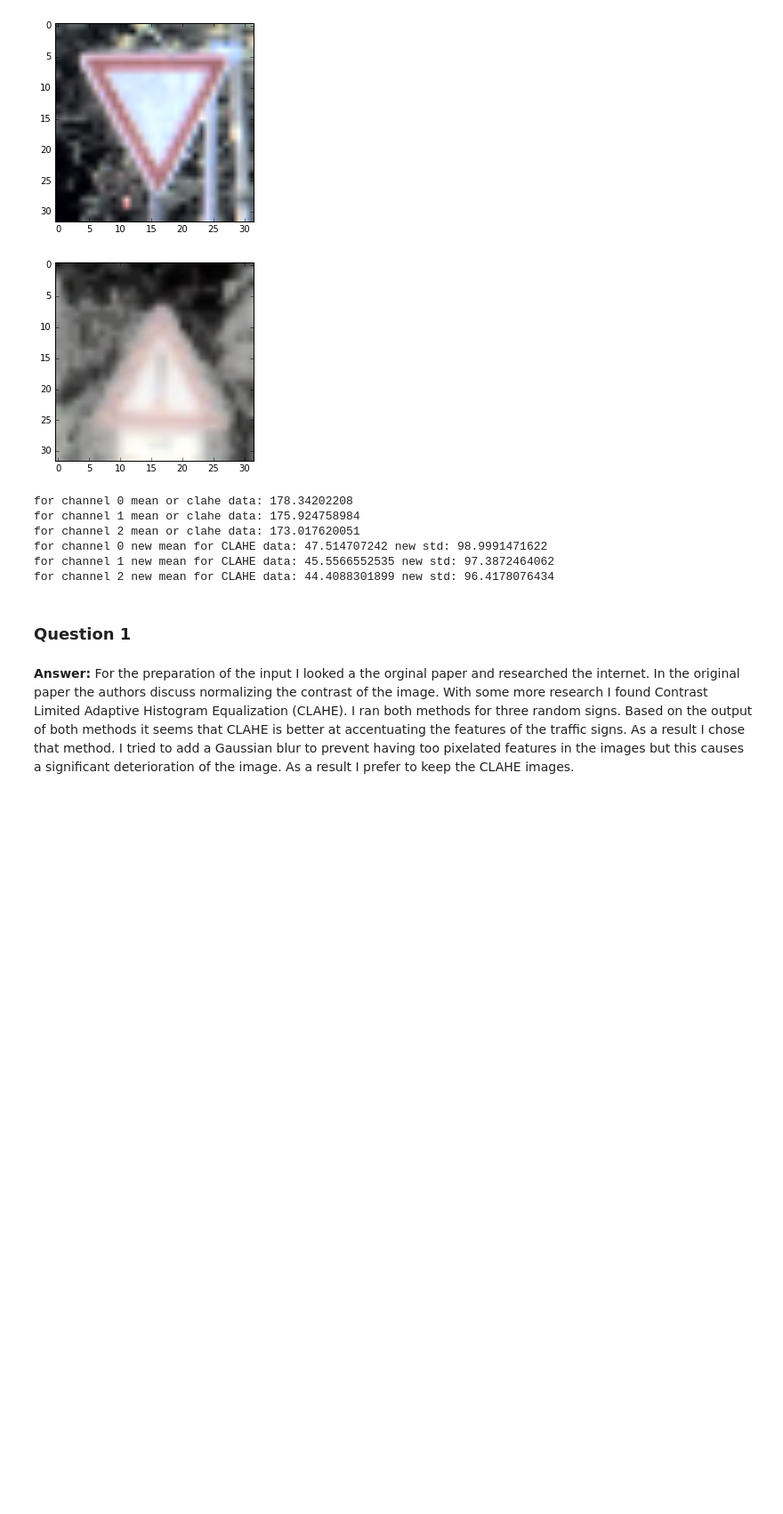
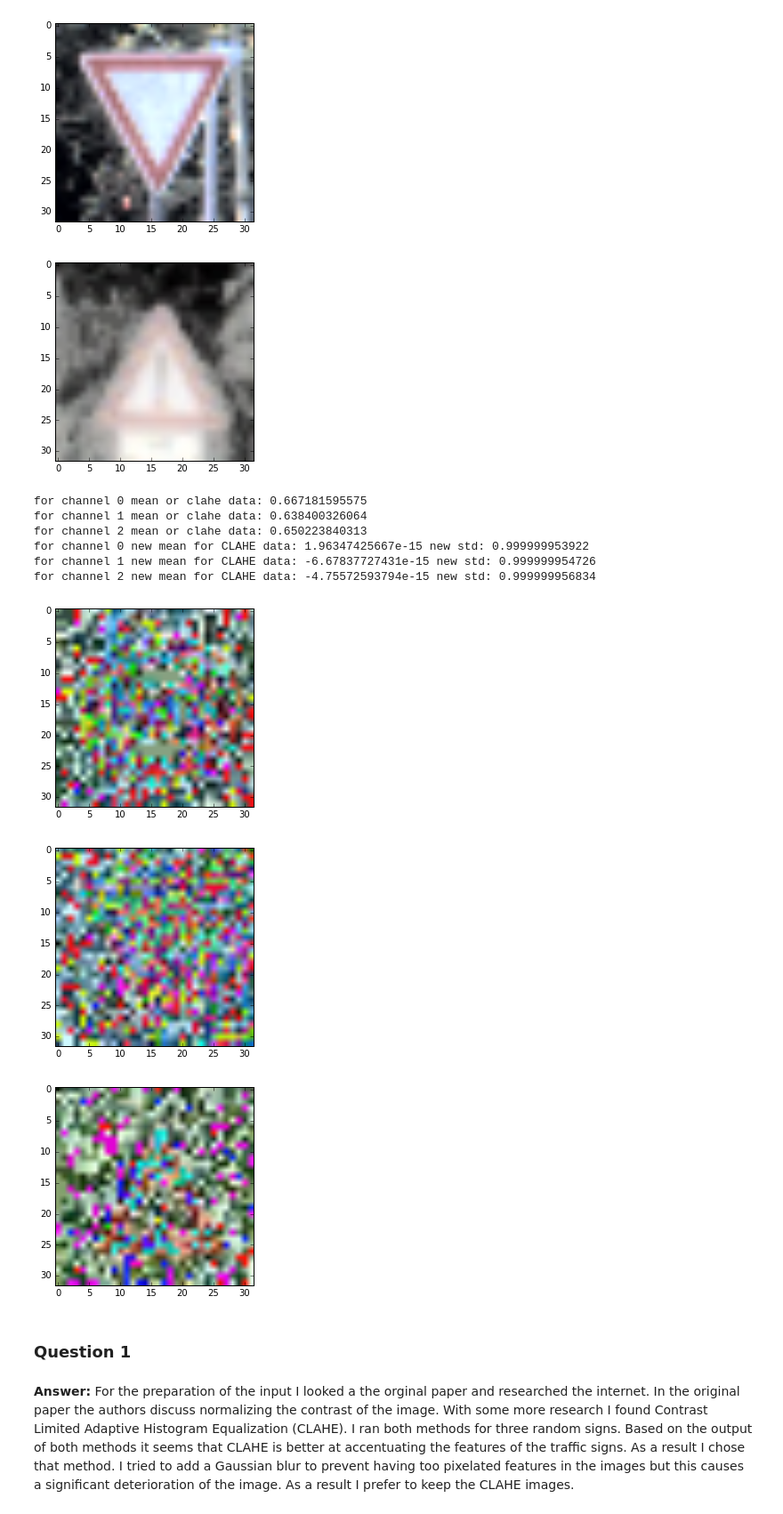
Before and after one commit to abossenbroek/CarND-Traffic-Sign-Classifier-Project, a Jupyter notebook: Traffic_Sign_Classifier.ipynb, the cells around one changed output. Shown at 89% size. Drawn from its saved outputs; the diff is of its cells as text; code cells hidden in the pictures; blank space fills up the shorter version.

```diff
--- a/Traffic_Sign_Classifier.ipynb
+++ b/Traffic_Sign_Classifier.ipynb
@@ -180,9 +180,13 @@ plt.imshow(normalize_contrast(X_train[21727]))
 plt.figure(6)
 plt.imshow(normalize_contrast(X_train[25892]))
 
-X_train_clahe = np.copy(X_train)
+X_train_clahe = np.empty(X_train.shape)
 for i in range(len(X_train)):
     X_train_clahe[i] = normalize_illumination(X_train[i])
+
+X_test_clahe = np.empty(X_test.shape)
+for i in range(len(X_test)):
+    X_test_clahe[i] = normalize_illumination(X_test[i])
 
 ### Preprocess the data here.
 ### Feel free to use as many code cells as needed.
@@ -196,30 +200,58 @@ plt.show()
 [figure]
 [figure]
 # %%
+# Convert image to float.
+X_float = np.empty(X_train.shape)
+for i in range(len(X_train_clahe)):
+    X_float[i] = img_as_float(X_train_clahe[i].astype(np.uint8))
+
+
 # Let us inspect whether the data is centered.
 for ch in range(3):
     print("for channel %s mean or clahe data: %s" %(
-            ch, X_train_clahe[:,ch].mean()))
+            ch, X_float[...,ch].mean()))
 
+# Store the adjustments since we will need these to adjust any future input images.
+mean_correction = list()
+std_correction = list()
+for ch in range(3):
+    mean_correction.insert(ch, X_float[..., ch].mean())
+    std_correction.insert(ch, X_float[..., ch].std())
 
 # We see that the data is much less centered after applying CLAHE. We will recenter the data
 # since CNN are very sensitive to data that is not centered.
+X_norm = np.empty(X_float.shape)
+X_test_norm = np.empty(X_test_clahe.shape)
+for ch in range(3):
+    X_norm[..., ch] = (X_float[..., ch] - mean_correction[ch])/ (std_correction[ch] + 1e-8)
+    X_test_norm[..., ch] = ((img_as_float(X_test_clahe[..., ch].astype(np.uint8)) - mean_correction[ch]) /
+                            (std_correction[ch] + 1e-8))
 
-X_norm = np.copy(X_train_clahe)
-for ch in range(3):
-    X_norm[:, ch] = (X_norm[:, ch] - X_norm[:,ch].mean())/ X_norm[:, ch].std()
 
 # Let us inspect our new mean.
 for ch in range(3):
     print("for channel %s new mean for CLAHE data: %s new std: %s" % (
-            ch, X_norm[:,ch].mean(), X_norm[:,ch].std()))
+            ch, X_norm[...,ch].mean(), X_norm[...,ch].std()))
 # %% [output]
-for channel 0 mean or clahe data: 178.34202208
-for channel 1 mean or clahe data: 175.924758984
-for channel 2 mean or clahe data: 173.017620051
-for channel 0 new mean for CLAHE data: 47.514707242 new std: 98.9991471622
-for channel 1 new mean for CLAHE data: 45.5566552535 new std: 97.3872464062
-for channel 2 new mean for CLAHE data: 44.4088301899 new std: 96.4178076434
+for channel 0 mean or clahe data: 0.667181595575
+for channel 1 mean or clahe data: 0.638400326064
+for channel 2 mean or clahe data: 0.650223840313
+for channel 0 new mean for CLAHE data: 1.96347425667e-15 new std: 0.999999953922
+for channel 1 new mean for CLAHE data: -6.67837727431e-15 new std: 0.999999954726
+for channel 2 new mean for CLAHE data: -4.75572593794e-15 new std: 0.999999956834
+# %%
+plt.figure(1)
+plt.imshow(X_norm[4042])
+plt.figure(2)
+plt.imshow(X_norm[21727])
+plt.figure(3)
+plt.imshow(X_norm[25892])
+
+plt.show()
+# %% [output]
+[figure, added]
+[figure, added]
+[figure, added]
 # %% [markdown]
 ### Question 1
 # %% [markdown]
```
Also changed, not shown: parts of 4 cells of this notebook, 1 other file.
